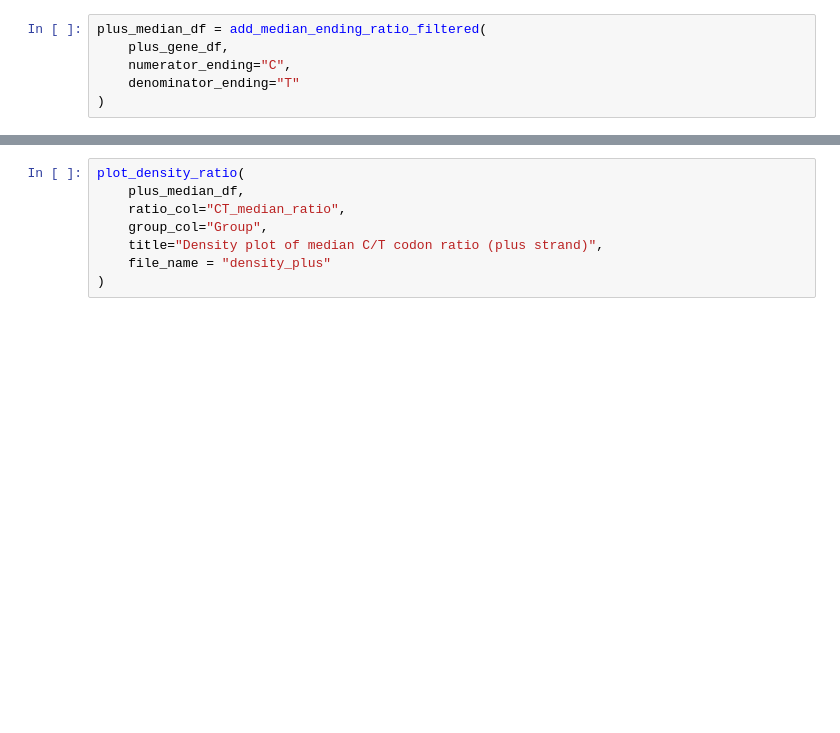
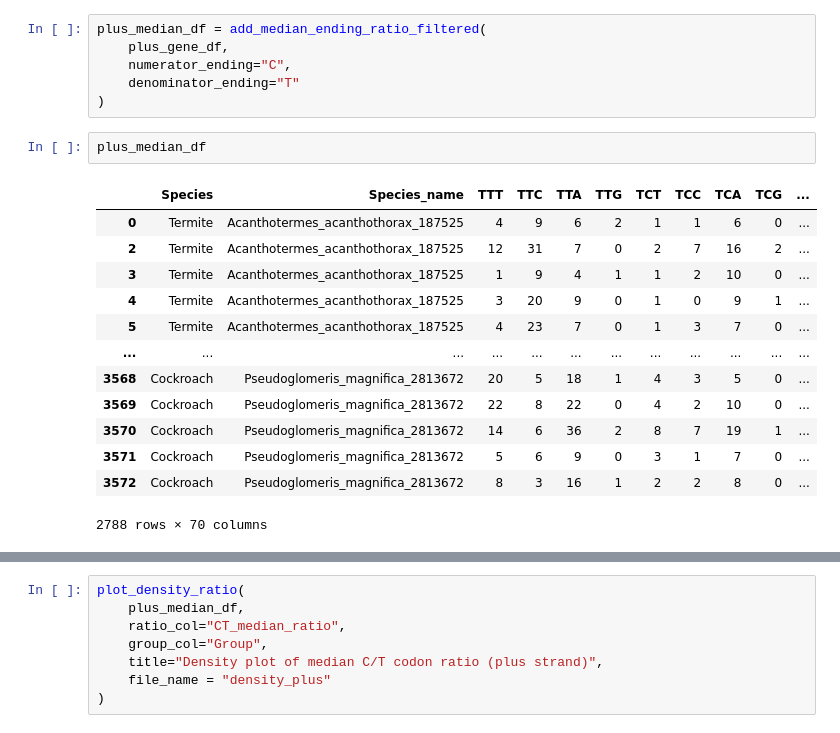
Before and after one commit to mitoclub/mutspec_insecta_paper, a Jupyter notebook: cod/codon_usage.ipynb, the cells around one changed output, grey strips where cells are left out. Saved outputs shown, nothing was run; the diff lists cells and outputs as text; blank space fills up the shorter version.

```diff
--- a/cod/codon_usage.ipynb
+++ b/cod/codon_usage.ipynb
@@ -1806,3 +1822,19 @@ plus_median_df = add_median_ending_ratio_filtered(
     numerator_ending="C",
     denominator_ending="T"
 )
+# %%
+plus_median_df
+# %% [output]
+|  | Species | Species_name | TTT | TTC | TTA | TTG | TCT | TCC | TCA | TCG | ... |
+| 0 | Termite | Acanthotermes_acanthothorax_187525 | 4 | 9 | 6 | 2 | 1 | 1 | 6 | 0 | ... |
+| 2 | Termite | Acanthotermes_acanthothorax_187525 | 12 | 31 | 7 | 0 | 2 | 7 | 16 | 2 | ... |
+| 3 | Termite | Acanthotermes_acanthothorax_187525 | 1 | 9 | 4 | 1 | 1 | 2 | 10 | 0 | ... |
+| 4 | Termite | Acanthotermes_acanthothorax_187525 | 3 | 20 | 9 | 0 | 1 | 0 | 9 | 1 | ... |
+| 5 | Termite | Acanthotermes_acanthothorax_187525 | 4 | 23 | 7 | 0 | 1 | 3 | 7 | 0 | ... |
+| ... | ... | ... | ... | ... | ... | ... | ... | ... | ... | ... | ... |
+| 3568 | Cockroach | Pseudoglomeris_magnifica_2813672 | 20 | 5 | 18 | 1 | 4 | 3 | 5 | 0 | ... |
+| 3569 | Cockroach | Pseudoglomeris_magnifica_2813672 | 22 | 8 | 22 | 0 | 4 | 2 | 10 | 0 | ... |
+| 3570 | Cockroach | Pseudoglomeris_magnifica_2813672 | 14 | 6 | 36 | 2 | 8 | 7 | 19 | 1 | ... |
+| 3571 | Cockroach | Pseudoglomeris_magnifica_2813672 | 5 | 6 | 9 | 0 | 3 | 1 | 7 | 0 | ... |
+| 3572 | Cockroach | Pseudoglomeris_magnifica_2813672 | 8 | 3 | 16 | 1 | 2 | 2 | 8 | 0 | ... |
+2788 rows × 70 columns
```
Also changed, not shown: parts of 15 cells of this notebook, 2 other files.
